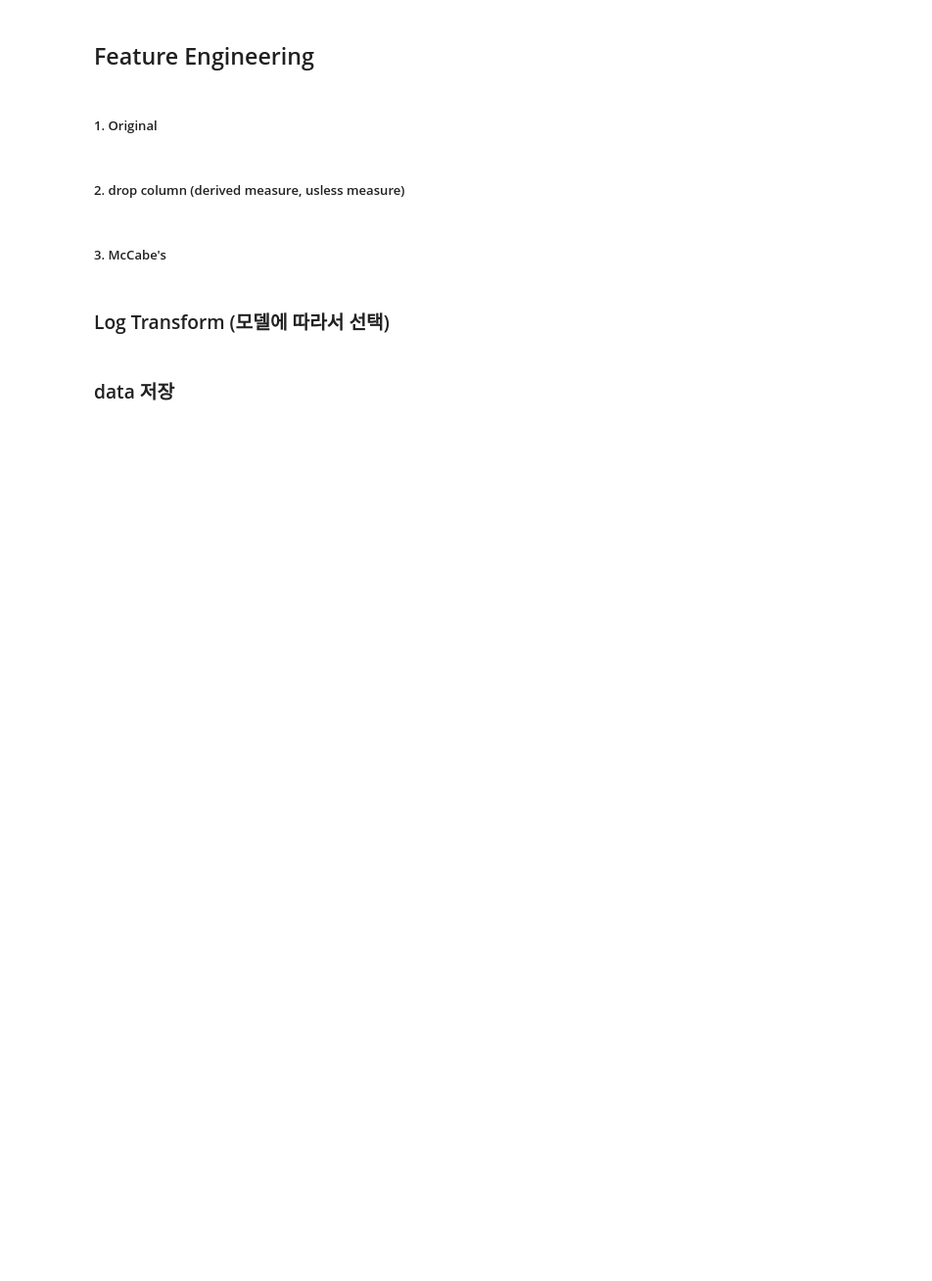
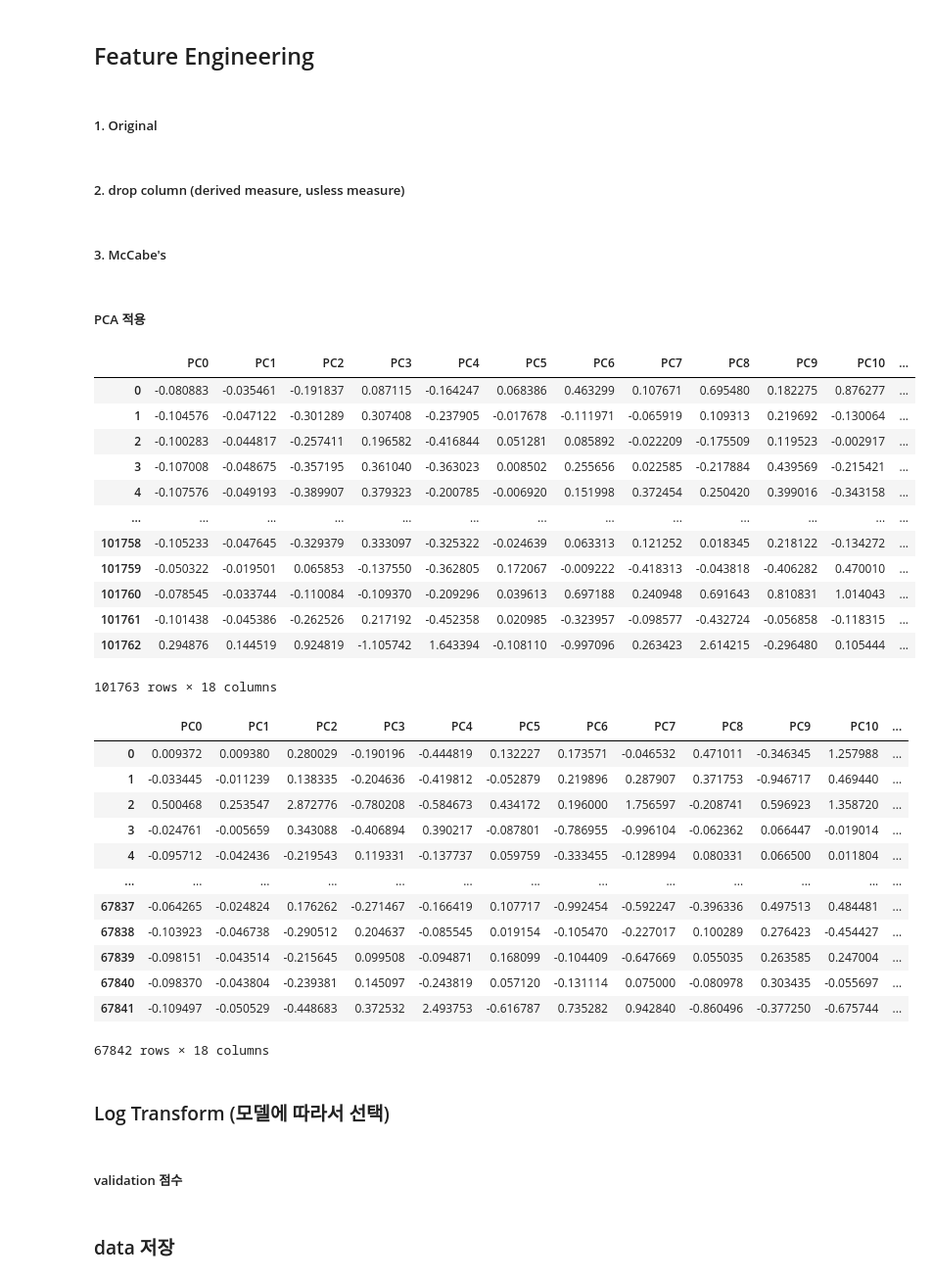
Before and after one commit to sajacaros/ml_project, a Jupyter notebook: dulee/2.FeatureEngineering.ipynb, the cells around one changed output. Shown at 98% size. Cells and saved outputs as stored; diff of their text form; code cells hidden in the pictures; blank space fills up the shorter version.

```diff
--- a/dulee/2.FeatureEngineering.ipynb
+++ b/dulee/2.FeatureEngineering.ipynb
@@ -36,6 +39,9 @@ submission_df = pd.read_csv(data_path+'sample_submission.csv', index_col='id')
 # %%
 train = train_df
 test = test_df
+
+X = train.drop(columns=['defects'])
+y = train['defects']
 # %% [markdown]
 ##### 2. drop column (derived measure, usless measure)
 # %%
@@ -49,5 +65,53 @@ test = test_df
 # columns = ['loc', 'v(g)', 'ev(g)', 'iv(g)']
 # train = train_df[columns + ['defects']]
 # test = test_df[columns]
+# %% [markdown]
+##### PCA 적용
+# %%
+feature_reducing = True
+
+# PCA 적용
+if feature_reducing:
+    from sklearn.decomposition import PCA
+
+    n_components = 18
+    pca = PCA(n_components=n_components,
+              whiten=True,  # standardization
+              random_state=61)
+
+    columns = [f'PC{i}' for i in range(n_components)]
+    X_pca = pd.DataFrame(pca.fit_transform(X), columns=columns)
+    test = pd.DataFrame(pca.transform(test), columns=columns)
+    display(X_pca)
+    display(test)
+
+    train = pd.concat([X_pca, y], axis=1)
+# %% [output]
+|  | PC0 | PC1 | PC2 | PC3 | PC4 | PC5 | PC6 | PC7 | PC8 | PC9 | PC10 | ... |
+| 0 | -0.080883 | -0.035461 | -0.191837 | 0.087115 | -0.164247 | 0.068386 | 0.463299 | 0.107671 | 0.695480 | 0.182275 | 0.876277 | ... |
+| 1 | -0.104576 | -0.047122 | -0.301289 | 0.307408 | -0.237905 | -0.017678 | -0.111971 | -0.065919 | 0.109313 | 0.219692 | -0.130064 | ... |
+| 2 | -0.100283 | -0.044817 | -0.257411 | 0.196582 | -0.416844 | 0.051281 | 0.085892 | -0.022209 | -0.175509 | 0.119523 | -0.002917 | ... |
+| 3 | -0.107008 | -0.048675 | -0.357195 | 0.361040 | -0.363023 | 0.008502 | 0.255656 | 0.022585 | -0.217884 | 0.439569 | -0.215421 | ... |
+| 4 | -0.107576 | -0.049193 | -0.389907 | 0.379323 | -0.200785 | -0.006920 | 0.151998 | 0.372454 | 0.250420 | 0.399016 | -0.343158 | ... |
+| ... | ... | ... | ... | ... | ... | ... | ... | ... | ... | ... | ... | ... |
+| 101758 | -0.105233 | -0.047645 | -0.329379 | 0.333097 | -0.325322 | -0.024639 | 0.063313 | 0.121252 | 0.018345 | 0.218122 | -0.134272 | ... |
+| 101759 | -0.050322 | -0.019501 | 0.065853 | -0.137550 | -0.362805 | 0.172067 | -0.009222 | -0.418313 | -0.043818 | -0.406282 | 0.470010 | ... |
+| 101760 | -0.078545 | -0.033744 | -0.110084 | -0.109370 | -0.209296 | 0.039613 | 0.697188 | 0.240948 | 0.691643 | 0.810831 | 1.014043 | ... |
+| 101761 | -0.101438 | -0.045386 | -0.262526 | 0.217192 | -0.452358 | 0.020985 | -0.323957 | -0.098577 | -0.432724 | -0.056858 | -0.118315 | ... |
+| 101762 | 0.294876 | 0.144519 | 0.924819 | -1.105742 | 1.643394 | -0.108110 | -0.997096 | 0.263423 | 2.614215 | -0.296480 | 0.105444 | ... |
+101763 rows × 18 columns
+|  | PC0 | PC1 | PC2 | PC3 | PC4 | PC5 | PC6 | PC7 | PC8 | PC9 | PC10 | ... |
+| 0 | 0.009372 | 0.009380 | 0.280029 | -0.190196 | -0.444819 | 0.132227 | 0.173571 | -0.046532 | 0.471011 | -0.346345 | 1.257988 | ... |
+| 1 | -0.033445 | -0.011239 | 0.138335 | -0.204636 | -0.419812 | -0.052879 | 0.219896 | 0.287907 | 0.371753 | -0.946717 | 0.469440 | ... |
+| 2 | 0.500468 | 0.253547 | 2.872776 | -0.780208 | -0.584673 | 0.434172 | 0.196000 | 1.756597 | -0.208741 | 0.596923 | 1.358720 | ... |
+| 3 | -0.024761 | -0.005659 | 0.343088 | -0.406894 | 0.390217 | -0.087801 | -0.786955 | -0.996104 | -0.062362 | 0.066447 | -0.019014 | ... |
+| 4 | -0.095712 | -0.042436 | -0.219543 | 0.119331 | -0.137737 | 0.059759 | -0.333455 | -0.128994 | 0.080331 | 0.066500 | 0.011804 | ... |
+| ... | ... | ... | ... | ... | ... | ... | ... | ... | ... | ... | ... | ... |
+| 67837 | -0.064265 | -0.024824 | 0.176262 | -0.271467 | -0.166419 | 0.107717 | -0.992454 | -0.592247 | -0.396336 | 0.497513 | 0.484481 | ... |
+| 67838 | -0.103923 | -0.046738 | -0.290512 | 0.204637 | -0.085545 | 0.019154 | -0.105470 | -0.227017 | 0.100289 | 0.276423 | -0.454427 | ... |
+| 67839 | -0.098151 | -0.043514 | -0.215645 | 0.099508 | -0.094871 | 0.168099 | -0.104409 | -0.647669 | 0.055035 | 0.263585 | 0.247004 | ... |
+| 67840 | -0.098370 | -0.043804 | -0.239381 | 0.145097 | -0.243819 | 0.057120 | -0.131114 | 0.075000 | -0.080978 | 0.303435 | -0.055697 | ... |
+| 67841 | -0.109497 | -0.050529 | -0.448683 | 0.372532 | 2.493753 | -0.616787 | 0.735282 | 0.942840 | -0.860496 | -0.377250 | -0.675744 | ... |
+67842 rows × 18 columns
 # %% [markdown]
 ### Log Transform (모델에 따라서 선택)
@@ -59,3 +123,5 @@ test = test_df
 # test = FunctionTransformer(np.log1p).fit_transform(test)
 
 # train = pd.concat([X, y], axis=1)
+# %% [markdown]
+##### validation 점수
```
Also changed, not shown: parts of 12 cells of this notebook, 1 other file.
